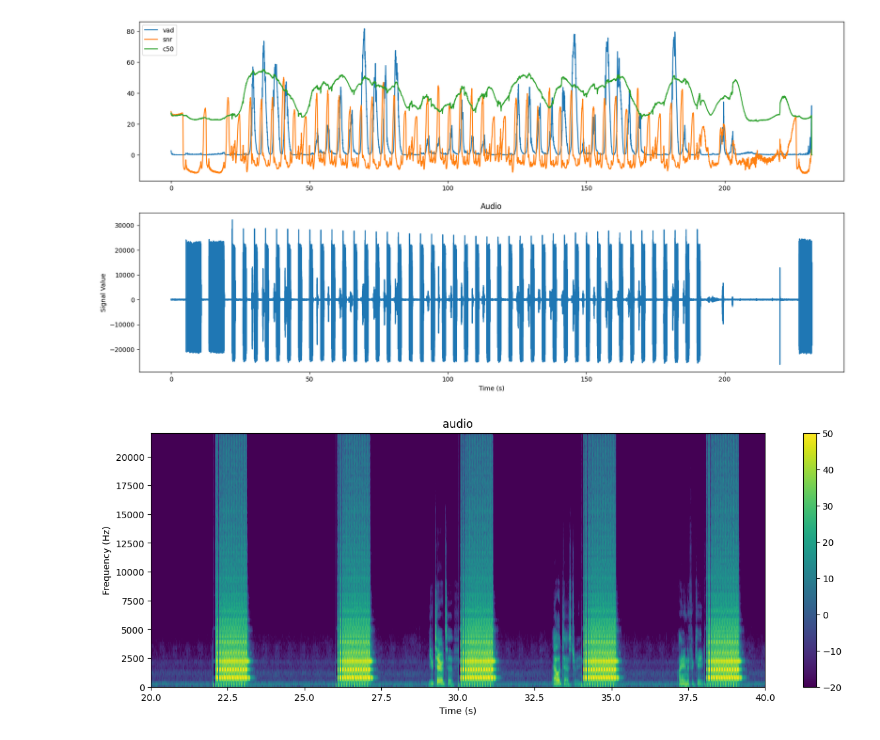
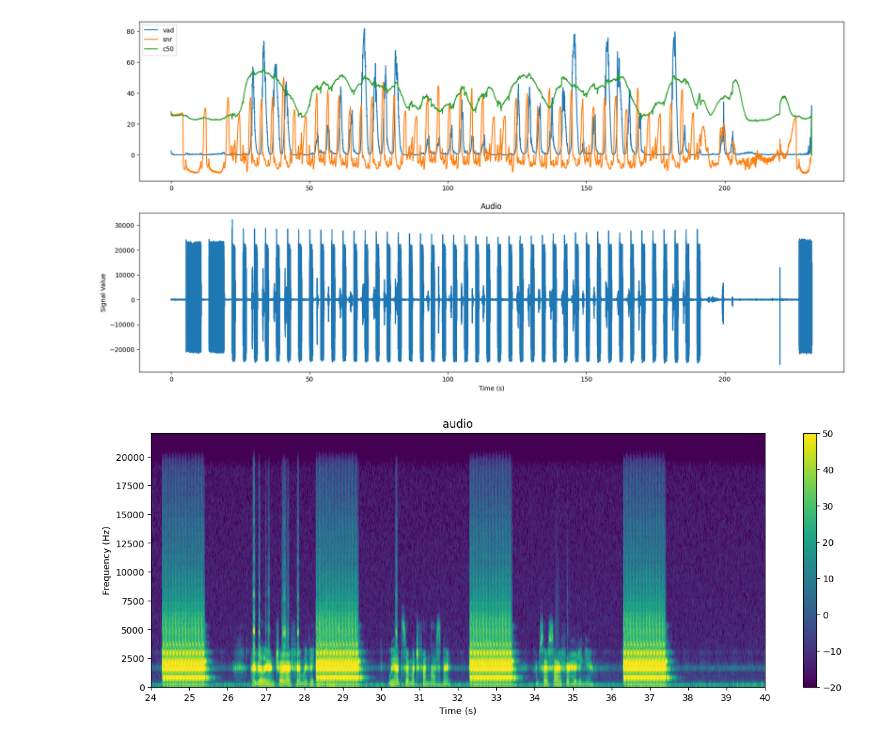
Before and after one commit to Rahul-Brito/mdd_voice_task, a Jupyter notebook: audio_processing/Audio File Munging.ipynb, the cells around one changed output. Drawn from its saved outputs; the diff is of its cells as text; code cells hidden in the pictures.

```diff
--- a/audio_processing/Audio File Munging.ipynb
+++ b/audio_processing/Audio File Munging.ipynb
@@ -145,7 +145,8 @@ voice850_S001_T007_R002_pitchnw.wav
 # %% [output]
 '/nese/mit/group/sig/om_projects/voice/rawData/voice844/session001_visit002/audio/voice844_S001_T001_R002_pataka.wav'
 # %%
-audio_file = '/nese/mit/group/sig/om_projects/voice/rawData/voice880/session001_visit002/audio/voice880_run001_nwr.wav'
+#audio_file = '/nese/mit/group/sig/om_projects/voice/rawData/voice880/session001_visit002/audio/voice880_run001_nwr.wav'
+audio_file = '/nese/mit/group/sig/om_projects/voice/rawData/voice844/session001_visit002/audio/voice844_S001_T005_R001_emosent.wav'
 # %%
 # apply model
 from pyannote.audio import Inference
@@ -209,13 +208,14 @@ wav_times = np.linspace(0, n_samples/sample_freq, num=n_samples)
 # %%
 #fig, axs = plt.subplots(2, figsize=(20, 10))
 plt.figure(figsize=(15, 5))
 plt.specgram(signal_array, Fs=sample_freq, vmin=-20, vmax=50)
 plt.title('audio')
 plt.ylabel('Frequency (Hz)')
 plt.xlabel('Time (s)')
 #plt.xlim([0, t_audio])
-plt.xlim([20,40])
+plt.xlim([24,40])
+plt.xticks(np.arange(24,41))
 plt.colorbar()
 plt.show()
 # %% [output]
-[figure, old version]
+[figure, new version]
```
Also changed, not shown: parts of 1 cell of this notebook, 14 other files.
